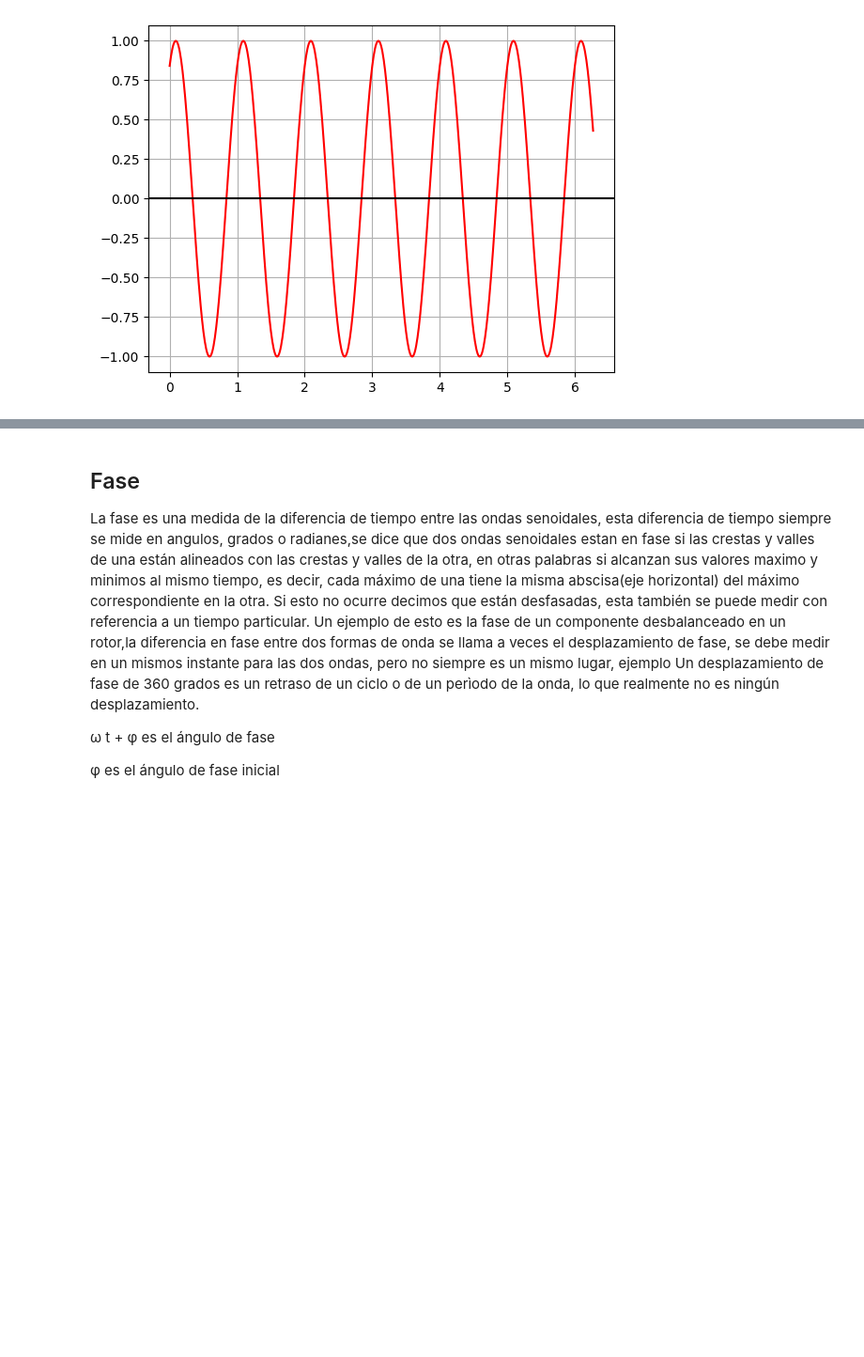
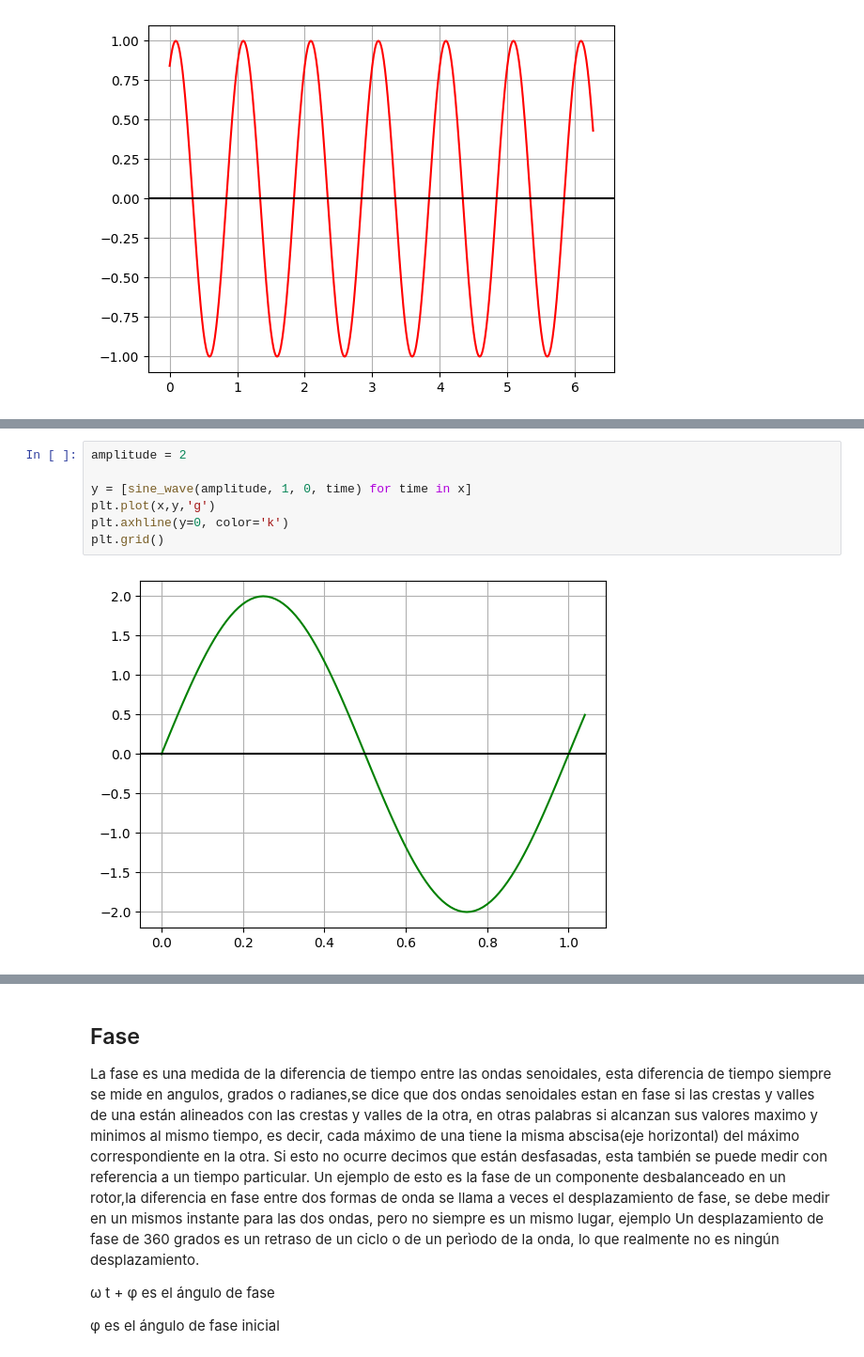
Before and after one commit to RodrigoGarciaNunez/Ondas, a Jupyter notebook: signal/Propeidades de las redes senoidales.ipynb, the cells around one changed output, grey strips where cells are left out. Shown at 94% size. Cells and saved outputs as stored; diff of their text form; blank space fills up the shorter version.

Commit message:
Reordenamos los bloques markdown y codigo, añadimos un bloque de codigo para ejemplificar la amplitud

```diff
--- a/signal/Propeidades de las redes senoidales.ipynb
+++ b/signal/Propeidades de las redes senoidales.ipynb
@@ -75,0 +91,9 @@ plt.show()
+# %%
+amplitude = 2
+
+y = [sine_wave(amplitude, 1, 0, time) for time in x]
+plt.plot(x,y,'g')
+plt.axhline(y=0, color='k')
+plt.grid()
+# %% [output]
+[figure, added]
```
Also changed, not shown: parts of 8 cells of this notebook.
